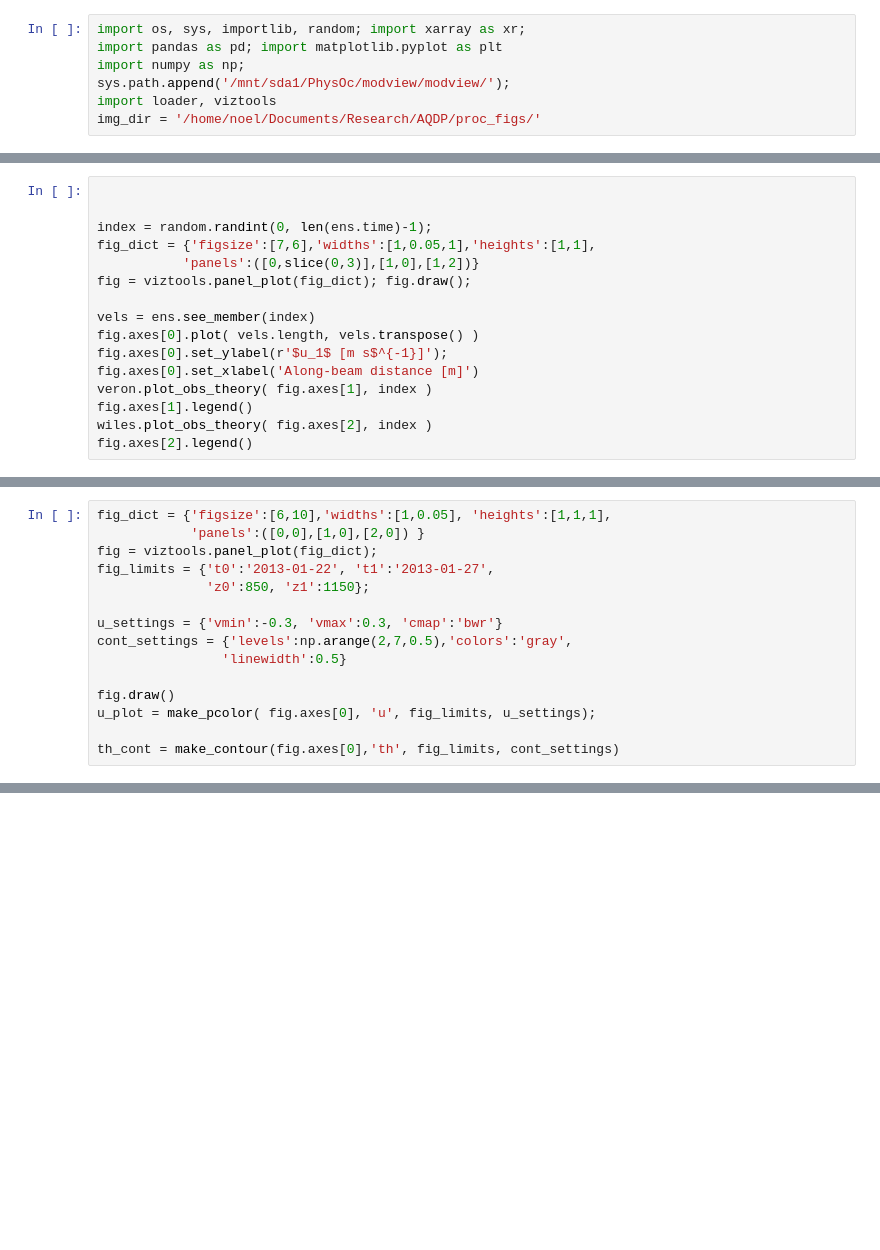
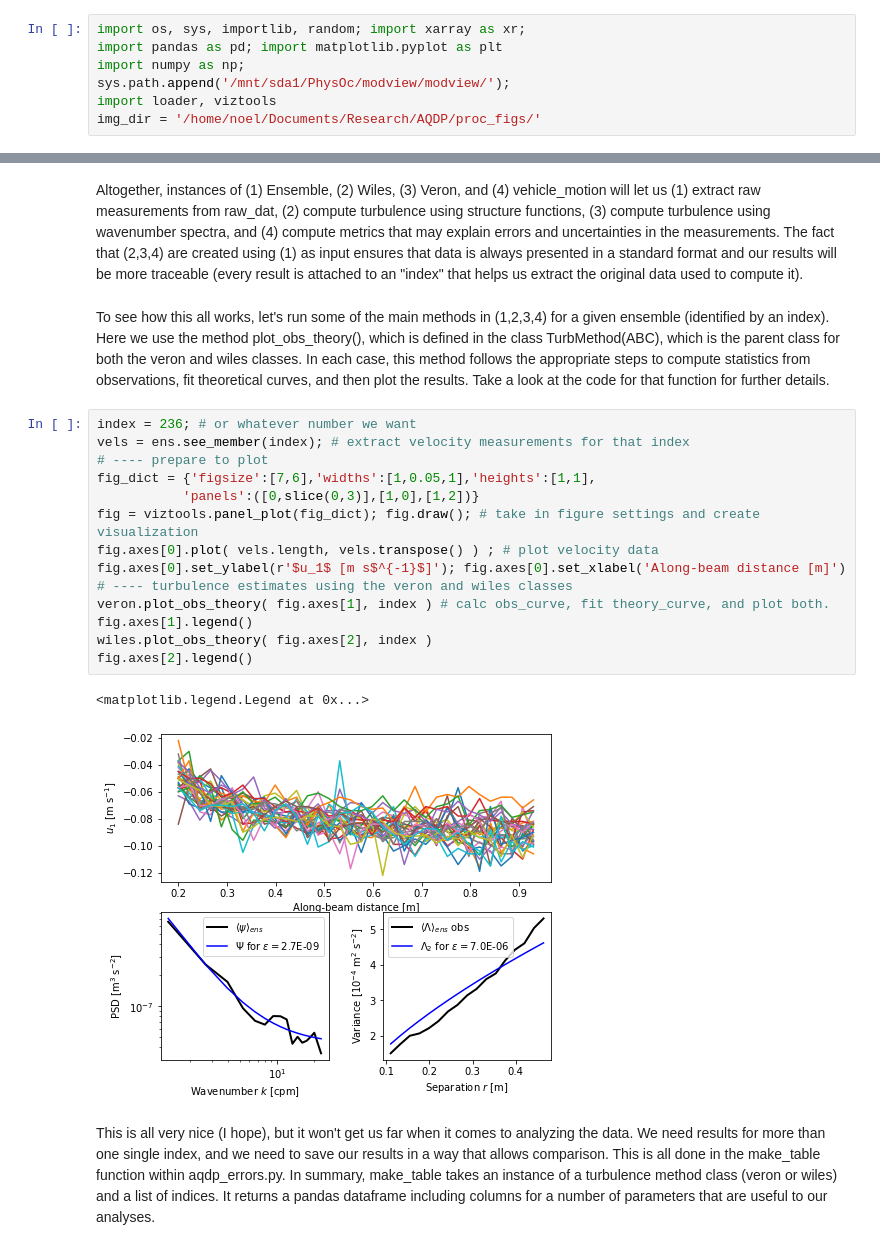
Before and after one commit to inciente/mixsea, a Jupyter notebook: mixsea/aqdp_with_loader.ipynb, the cells around one changed output, grey strips where cells are left out. Saved outputs shown, nothing was run; the diff lists cells and outputs as text; blank space fills up the shorter version.

Commit message:
using functions in aqdp_errors.py

```diff
--- a/mixsea/aqdp_with_loader.ipynb
+++ b/mixsea/aqdp_with_loader.ipynb
@@ -62,16 +7,0 @@ Create instances of the Veron and Wiles methods using the set of ensembles we ju
-# %%
-
-
-index = random.randint(0, len(ens.time)-1);
-fig_dict = {'figsize':[7,6],'widths':[1,0.05,1],'heights':[1,1],
-           'panels':([0,slice(0,3)],[1,0],[1,2])}
-fig = viztools.panel_plot(fig_dict); fig.draw();
-
-vels = ens.see_member(index)
-fig.axes[0].plot( vels.length, vels.transpose() )
-fig.axes[0].set_ylabel(r'$u_1$ [m s$^{-1}]');
-fig.axes[0].set_xlabel('Along-beam distance [m]')
-veron.plot_obs_theory( fig.axes[1], index )
-fig.axes[1].legend()
-wiles.plot_obs_theory( fig.axes[2], index )
-fig.axes[2].legend()
@@ -167,15 +7,0 @@ isinstance(cake,iter)
-# %%
-fig_dict = {'figsize':[6,10],'widths':[1,0.05], 'heights':[1,1,1],
-            'panels':([0,0],[1,0],[2,0]) }
-fig = viztools.panel_plot(fig_dict);
-fig_limits = {'t0':'2013-01-22', 't1':'2013-01-27',
-              'z0':850, 'z1':1150};
-
-u_settings = {'vmin':-0.3, 'vmax':0.3, 'cmap':'bwr'}
-cont_settings = {'levels':np.arange(2,7,0.5),'colors':'gray',
-                'linewidth':0.5}
-
-fig.draw()
-u_plot = make_pcolor( fig.axes[0], 'u', fig_limits, u_settings);
-
-th_cont = make_contour(fig.axes[0],'th', fig_limits, cont_settings)
@@ -195,0 +26,23 @@ raw_dat['yday'].shape
+# %% [markdown]
+Altogether, instances of (1) Ensemble, (2) Wiles, (3) Veron, and (4) vehicle_motion will let us (1) extract raw measurements from raw_dat, (2) compute turbulence using structure functions, (3) compute turbulence using wavenumber spectra, and (4) compute metrics that may explain errors and uncertainties in the measurements. The fact that (2,3,4) are created using (1) as input ensures that data is always presented in a standard format and our results will be more traceable (every result is attached to an "index" that helps us extract the original data used to compute it).
+# %% [markdown]
+To see how this all works, let's run some of the main methods in (1,2,3,4) for a given ensemble (identified by an index). Here we use the method plot_obs_theory(), which is defined in the class TurbMethod(ABC), which is the parent class for both the veron and wiles classes. In each case, this method follows the appropriate steps to compute statistics from observations, fit theoretical curves, and then plot the results. Take a look at the code for that function for further details.
+# %%
+index = 236; # or whatever number we want
+vels = ens.see_member(index); # extract velocity measurements for that index
+# ---- prepare to plot
+fig_dict = {'figsize':[7,6],'widths':[1,0.05,1],'heights':[1,1],
+           'panels':([0,slice(0,3)],[1,0],[1,2])}
+fig = viztools.panel_plot(fig_dict); fig.draw(); # take in figure settings and create visualization
+fig.axes[0].plot( vels.length, vels.transpose() ) ; # plot velocity data
+fig.axes[0].set_ylabel(r'$u_1$ [m s$^{-1}$]'); fig.axes[0].set_xlabel('Along-beam distance [m]')
+# ---- turbulence estimates using the veron and wiles classes
+veron.plot_obs_theory( fig.axes[1], index ) # calc obs_curve, fit theory_curve, and plot both.
+fig.axes[1].legend()
+wiles.plot_obs_theory( fig.axes[2], index )
+fig.axes[2].legend()
+# %% [output]
+<matplotlib.legend.Legend at 0x...>
+[figure, added]
+# %% [markdown]
+This is all very nice (I hope), but it won't get us far when it comes to analyzing the data. We need results for more than one single index, and we need to save our results in a way that allows comparison. This is all done in the make_table function within aqdp_errors.py. In summary, make_table takes an instance of a turbulence method class (veron or wiles) and a list of indices. It returns a pandas dataframe including columns for a number of parameters that are useful to our analyses.
```
Also changed, not shown: parts of 33 cells of this notebook, 4 other files.
